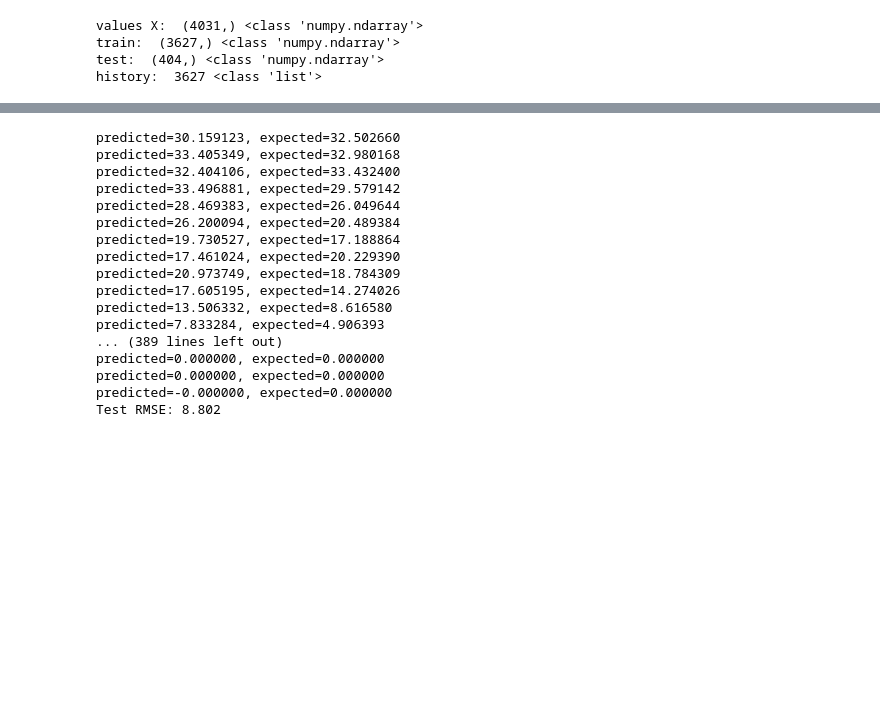
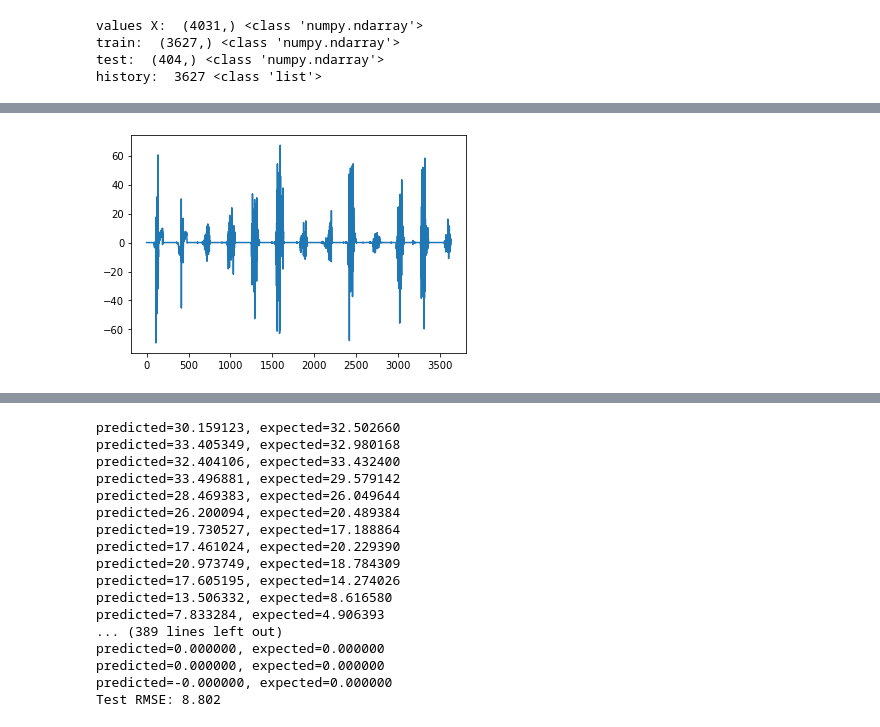
Before and after one commit to h31d1/ML_project_P09_Smart_solar_power, a Jupyter notebook: ARIMA.ipynb, the cells around one changed output, grey strips where cells are left out. Saved outputs shown, nothing was run; the diff lists cells and outputs as text; code cells hidden in the pictures; blank space fills up the shorter version.

```diff
--- a/ARIMA.ipynb
+++ b/ARIMA.ipynb
@@ -269,0 +330,5 @@ history:  3627 <class 'list'>
+# %%
+plt.plot(output-series_rad_selection.values[:len(output)])
+plt.show()
+# %% [output]
+[figure, added]
```
Also changed, not shown: parts of 16 cells of this notebook, 3 other files.
